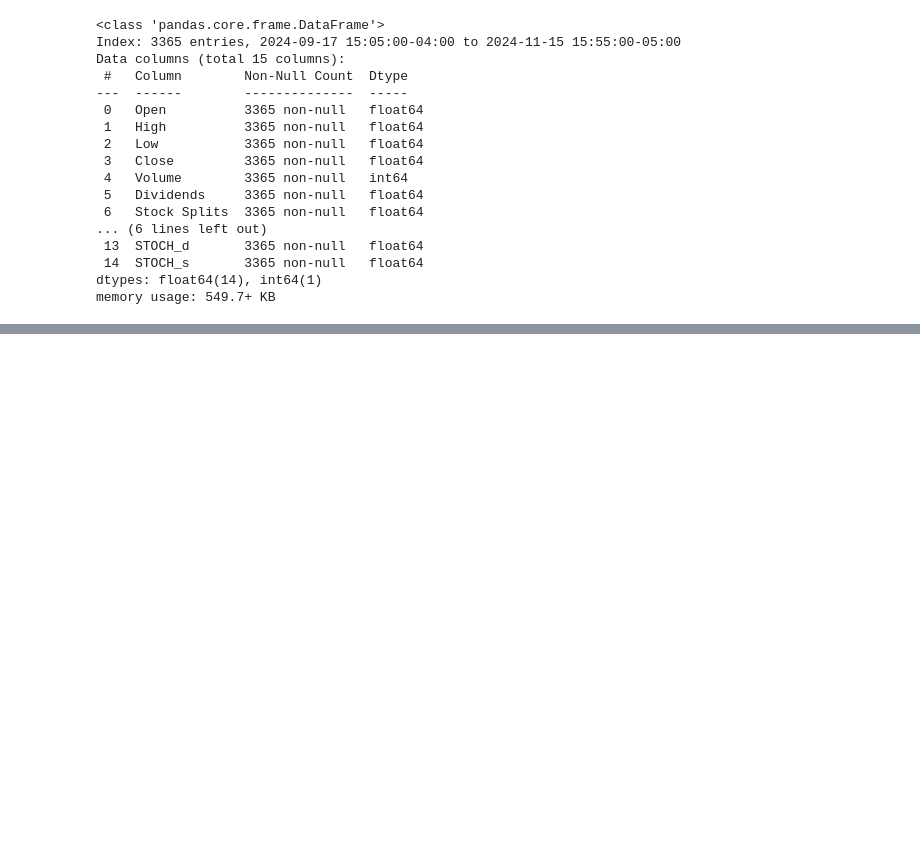
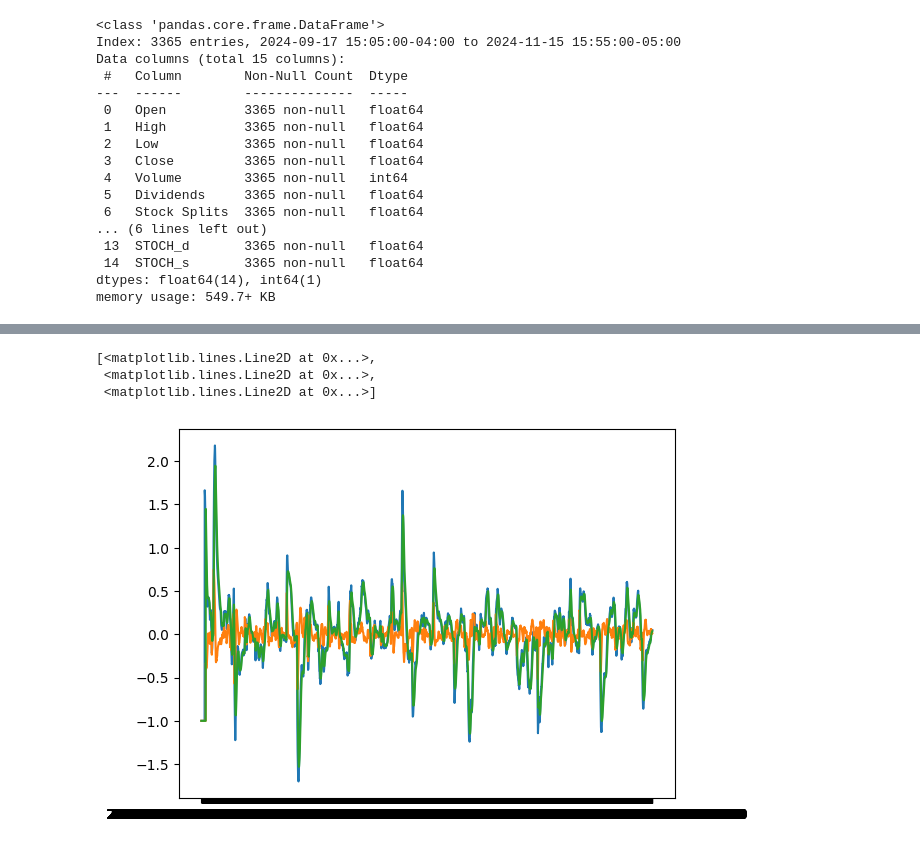
Before and after one commit to SeanMarcusJensen/ACIT4620-STOCK-FIS, a Jupyter notebook: Untitled.ipynb, the cells around one changed output, grey strips where cells are left out. Cells and saved outputs as stored; diff of their text form; code cells hidden in the pictures; blank space fills up the shorter version.

```diff
--- a/Untitled.ipynb
+++ b/Untitled.ipynb
@@ -128,0 +165,7 @@ df[MACD.column_names]
+# %%
+plt.plot(df[MACD.column_names])
+# %% [output]
+[<matplotlib.lines.Line2D at 0x...>,
+ <matplotlib.lines.Line2D at 0x...>,
+ <matplotlib.lines.Line2D at 0x...>]
+[figure, added]
```
Also changed, not shown: parts of 2 cells of this notebook, 1 other file.
